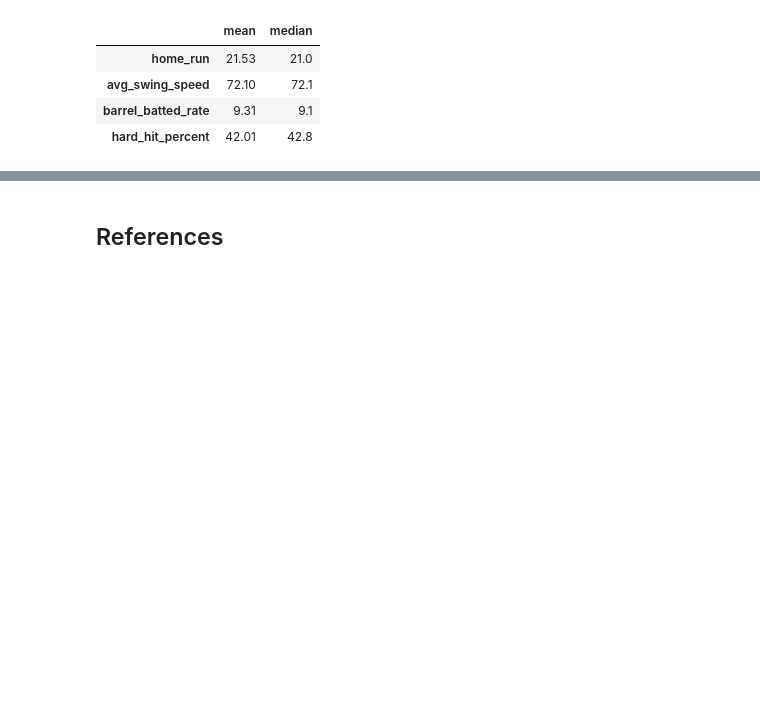
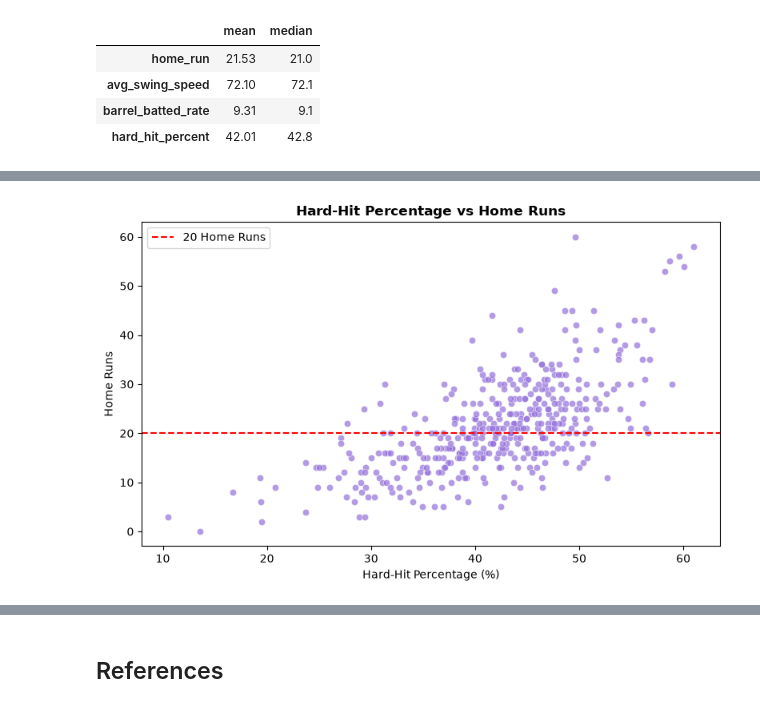
Before and after one commit to sba26104-KOR/HDSDAB-Sep26-PT-SB-Machine-LearningMachine-Learning-CA1, a Jupyter notebook: MLB_Batting_Classification_CA1.ipynb, the cells around one changed output, grey strips where cells are left out. Drawn from its saved outputs; the diff is of its cells as text; code cells hidden in the pictures; blank space fills up the shorter version.

```diff
--- a/MLB_Batting_Classification_CA1.ipynb
+++ b/MLB_Batting_Classification_CA1.ipynb
@@ -243,0 +269,21 @@ plt.show()
+# %%
+# Create a scatter plot comparing hard-hit percentage and home runs
+plt.figure(figsize=(8, 5))
+
+sns.scatterplot(data=df, x="hard_hit_percent", y="home_run",
+                color="mediumpurple", alpha=0.7)
+
+# Add a reference line for the 20-home-run threshold
+plt.axhline(y=20, color="red", linestyle="--",
+            label="20 Home Runs")
+
+# Add a title, axis labels and legend
+plt.title("Hard-Hit Percentage vs Home Runs", fontsize=12, fontweight="bold")
+plt.xlabel("Hard-Hit Percentage (%)")
+plt.ylabel("Home Runs")
+plt.legend()
+
+plt.tight_layout()
+plt.show()
+# %% [output]
+[figure, added]
```
Also changed, not shown: parts of 25 cells of this notebook.
